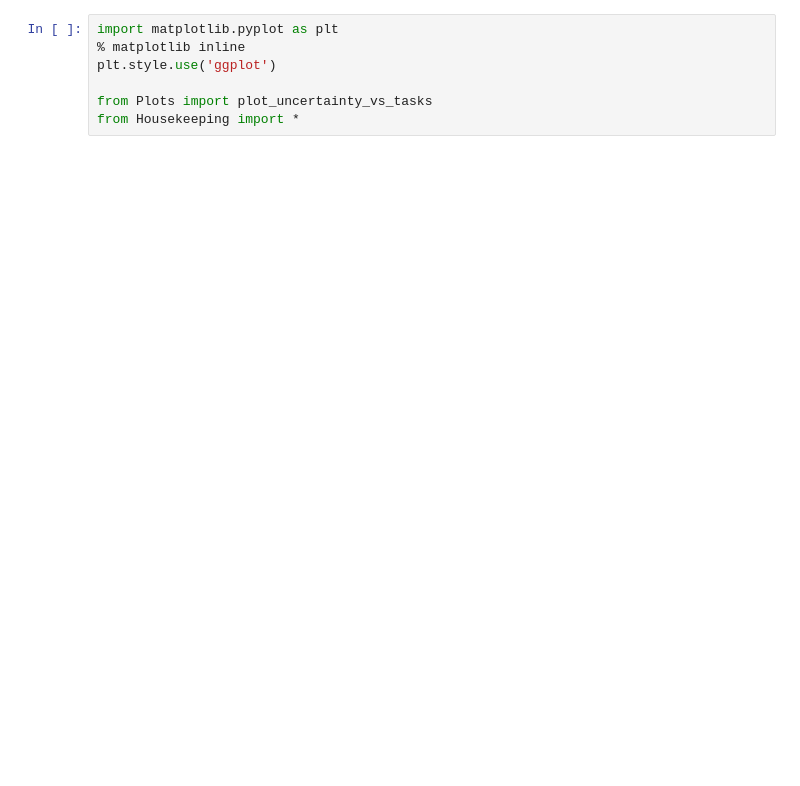
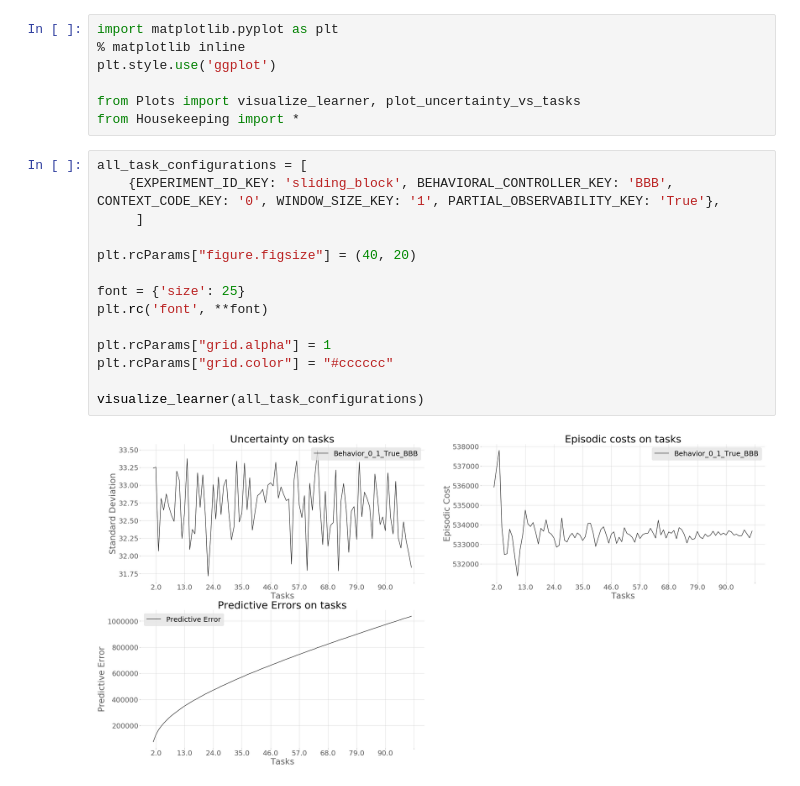
Before and after one commit to maxwab/Uncertainty-aware-Imitation-Learning-on-Multiple-Tasks-using-Bayesian-Neural-Networks, a Jupyter notebook: plots.ipynb, the cells around one changed output. Saved outputs shown, nothing was run; the diff lists cells and outputs as text; blank space fills up the shorter version.

```diff
--- a/plots.ipynb
+++ b/plots.ipynb
@@ -3,8 +3,24 @@ import matplotlib.pyplot as plt
 % matplotlib inline
 plt.style.use('ggplot')
 
-from Plots import plot_uncertainty_vs_tasks
+from Plots import visualize_learner, plot_uncertainty_vs_tasks
 from Housekeeping import *
+# %%
+all_task_configurations = [
+    {EXPERIMENT_ID_KEY: 'sliding_block', BEHAVIORAL_CONTROLLER_KEY: 'BBB', CONTEXT_CODE_KEY: '0', WINDOW_SIZE_KEY: '1', PARTIAL_OBSERVABILITY_KEY: 'True'},
+     ]
+
+plt.rcParams["figure.figsize"] = (40, 20)
+
+font = {'size': 25}
+plt.rc('font', **font)
+
+plt.rcParams["grid.alpha"] = 1
+plt.rcParams["grid.color"] = "#cccccc"
+
+visualize_learner(all_task_configurations)
+# %% [output]
+[figure, added]
 # %%
 all_task_configurations = [
     {EXPERIMENT_ID_KEY: 'sliding_block', BEHAVIORAL_CONTROLLER_KEY: 'GP', TARGET_CONTROLLER_KEY: 'LQR', CONTEXTS_KEY: '[10.0]', WINDOW_SIZE_KEY: '1', PARTIAL_OBSERVABILITY_KEY: 'True'},
```
Also changed, not shown: parts of 1 cell of this notebook, 33 other files.
